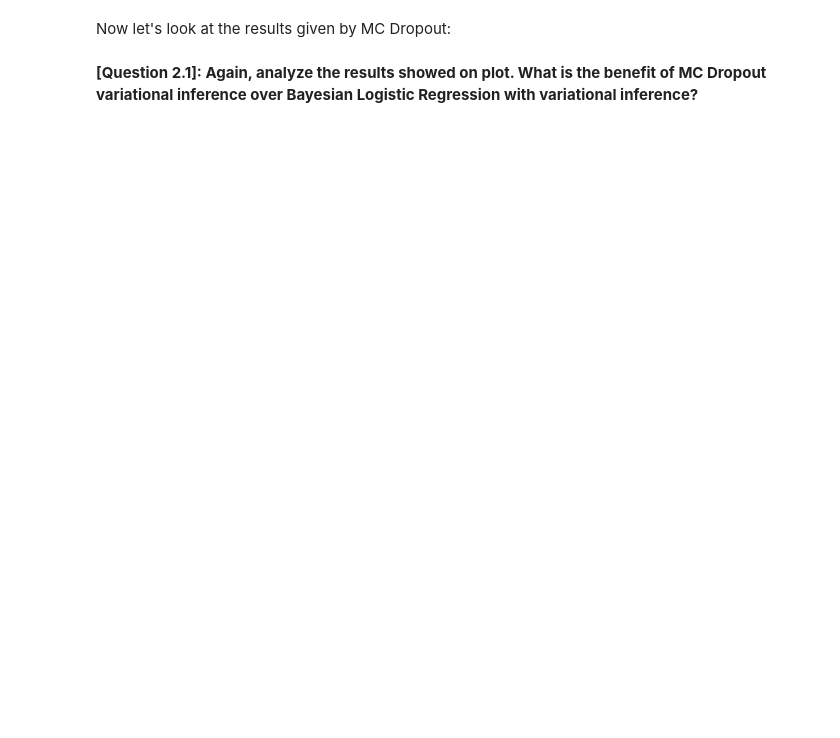
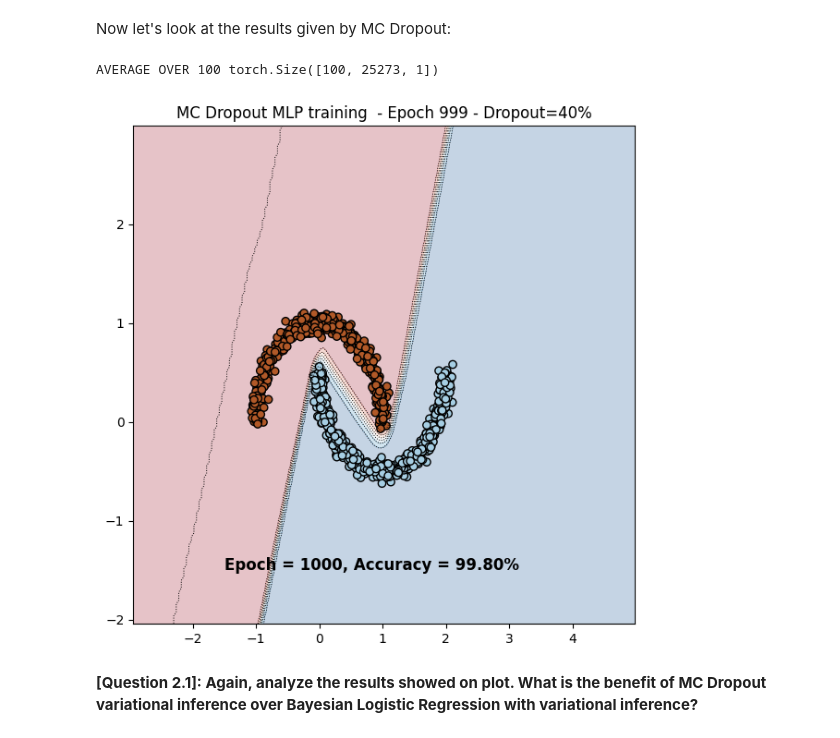
Before and after one commit to balthazarneveu/MVA23_DEEP_LEARNING_THEORY_FOUNDATIONS, a Jupyter notebook: TP2_Approximate_Inference.ipynb, the cells around one changed output. Cells and saved outputs as stored; diff of their text form; code cells hidden in the pictures; blank space fills up the shorter version.

Commit message:
update notebook with MC dropout

```diff
--- a/TP2_Approximate_Inference.ipynb
+++ b/TP2_Approximate_Inference.ipynb
@@ -670,7 +670,7 @@ class VariationalMLP(nn.Module):
     def reset_kl_div(self):
         self.accumulated_kl_div[0] = 0
 
-    def forward(self, x):
+    def forward(self, x: torch.Tensor)-> torch.Tensor:
         # ============ YOUR CODE HERE ============
         # Don't forget to apply the sigmoid function when returning the output
         hidden_feature = self.fc_var_hidden(x)
@@ -780,14 +788,18 @@ class MLP(nn.Module):
 # %% [markdown]
 We train our model as usual:
 # %%
-net = MLP(input_size=X.shape[1], hidden_size=50)
+torch.manual_seed(42)
+dropout_proba = 0.4
+model_type = "classic" if dropout_proba==0 else "mcdropout"
+net = MLP(input_size=X.shape[1], hidden_size=50, dropout_proba=dropout_proba)
 net.train()
 criterion = nn.BCELoss()
 optimizer = torch.optim.Adam(net.parameters(), lr=0.01)
-fig, ax = plt.subplots(figsize=(7,7))
+path_list = []
 
-for epoch in range(500):  # loop over the dataset multiple times
-
+# for epoch in range(500):  # loop over the dataset multiple times
+for epoch in range(1000):  # loop over the dataset multiple times
+    net.train()
     # zero the parameter gradients
     optimizer.zero_grad()
 
@@ -798,5 +810,16 @@ for epoch in range(500):  # loop over the dataset multiple times
     optimizer.step()
 
     # For plotting and showing learning process at each epoch, uncomment and indent line below
+
     if (epoch+1)%50==0:
-        plot_decision_boundary(net, X, y, epoch, ((output.squeeze()>=0.5) == y).float().mean(), tloc=TEXT_LOCATION, model_type='classic')
+        accuraccy = ((output.squeeze()>=0.5) == y).float().mean()
+        # plot_decision_boundary(net, X, y, epoch, , tloc=TEXT_LOCATION, model_type='classic', force_display=True)
+        path = save_dir/f"__mlp_{epoch:03d}_{model_type}{suffix}.png"
+        plot_decision_boundary(
+            net, X, y, epoch, accuracy, model_type=model_type, tloc=TEXT_LOCATION, force_display=False,
+            title=f"{model_type.replace('mc', '')} MLP training {model_type} - Epoch {epoch} {suffix} - Dropout {dropout_proba:.2%}")
+        path_list.append(str(path.with_suffix(".png")))
+        plt.savefig(path)
+        plt.close()
+        print(f"Epoch {epoch} Loss {loss.detach().cpu().numpy():.2f} | Accuracy {acc:.2%}")
+save_animation(path_list, Path("figures")/f"{model_type}_MLP_classifier_{suffix}_dropout_{dropout_proba}.gif")
@@ -803,7 +844,15 @@ for epoch in range(500):  # loop over the dataset multiple times
 # %% [markdown]
 Now let's look at the results given by MC Dropout:
 # %%
-fig, ax = plt.subplots(figsize=(7,7))
-plot_decision_boundary(net, X, y, epoch, ((output.squeeze()>=0.5) == y).float().mean(), tloc=TEXT_LOCATION, model_type='mcdropout')
+net.train()
+plot_decision_boundary(
+    net, X, y, epoch,
+    ((output.squeeze()>=0.5) == y).float().mean(),
+    tloc=TEXT_LOCATION, model_type='mcdropout', nsamples=100,
+    title=f"MC Dropout MLP training  - Epoch {epoch} - Dropout={dropout_proba:.0%}"
+)
+# %% [output]
+AVERAGE OVER 100 torch.Size([100, 25273, 1])
+[figure, added]
 # %% [markdown]
 **[Question 2.1]: Again, analyze the results showed on plot. What is the benefit of MC Dropout variational inference over Bayesian Logistic Regression with variational inference?**
```
Also changed, not shown: parts of 3 cells of this notebook, 7 other files.
